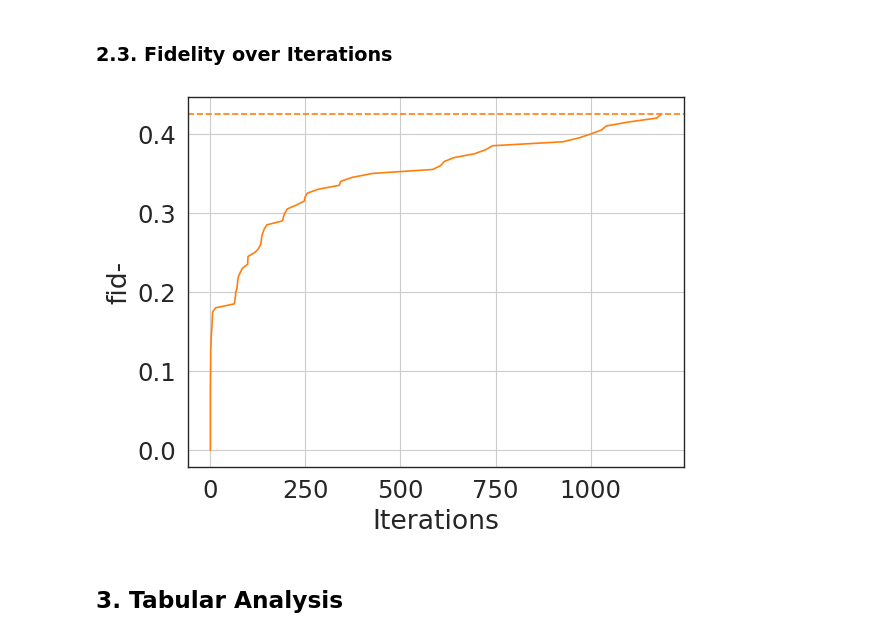
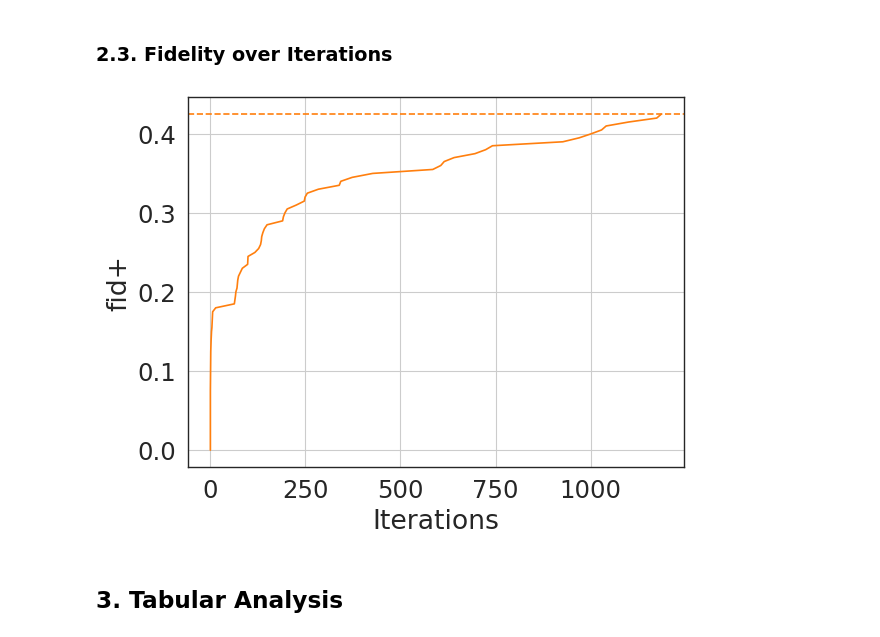
Before and after one commit to daniel-gomm/cody-evaluation, a Jupyter notebook: notebooks/UCI.ipynb, the cells around one changed output. Drawn from its saved outputs; the diff is of its cells as text; code cells hidden in the pictures.

```diff
--- a/notebooks/UCI.ipynb
+++ b/notebooks/UCI.ipynb
@@ -346,23 +346,23 @@ it, fid = fid_over_iterations(cody_recent_1200)
 # %%
 fig = plt.figure()
 ax = fig.add_subplot(1, 1, 1)
 
 ax.plot(it, fid, color='tab:orange')
 ax.axhline(y=results_greedy_recent['fidelity_minus'][0], color='tab:orange', linestyle='dashed')
 ax.plot(results_greedy_recent['fidelity_minus'][0], color='tab:orange')
 
-ax.set_ylabel('fid-')
+ax.set_ylabel('fid+')
 ax.set_xlabel('Iterations')
 
 plt.grid(True)
 
 tikzplotlib.save('../plots/fid_it_uci.tex')
 
 plt.savefig('../plots/svg/fid_it_uci.svg')
 
 plt.show()
 # %% [output]
-[figure, old version]
+[figure, new version]
 # %% [markdown]
 ## 3. Tabular Analysis
 # %% [markdown]
```
Also changed, not shown: parts of 17 cells of this notebook, 45 other files.
